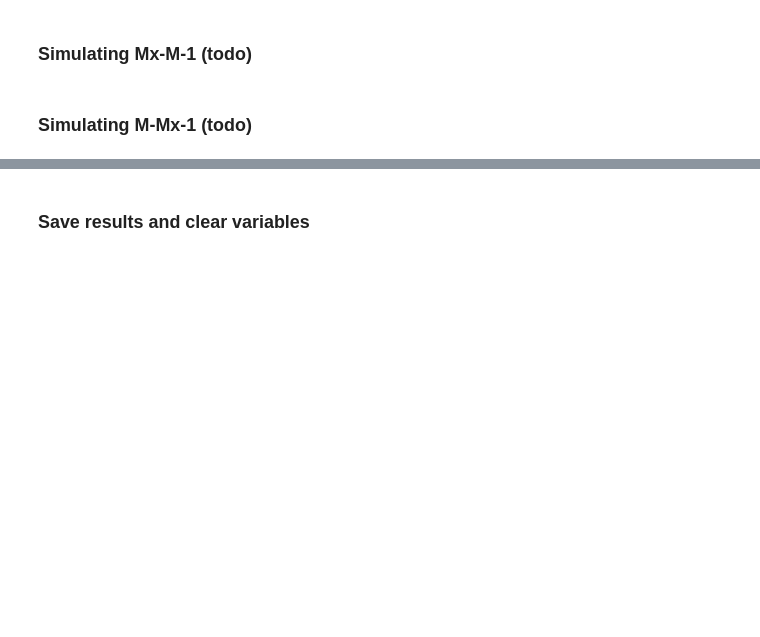
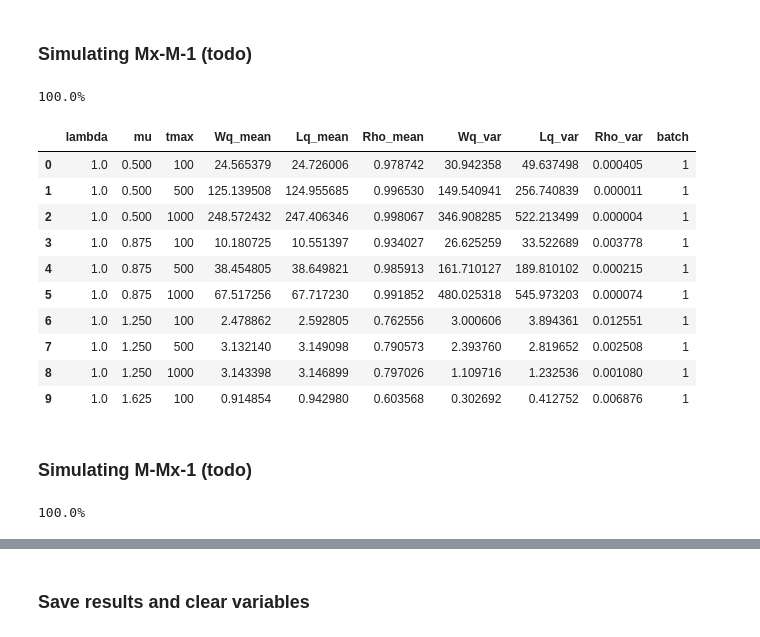
Before and after one commit to eriky-tn/CREEM_GGc_Simulation, a Jupyter notebook: exp_ggc.ipynb, the cells around one changed output, grey strips where cells are left out. Cells and saved outputs as stored; diff of their text form; code cells hidden in the pictures; blank space fills up the shorter version.

```diff
--- a/exp_ggc.ipynb
+++ b/exp_ggc.ipynb
@@ -233,0 +252,34 @@ sim_MM1.head(10)
+# %%
+sim_MxM1 = pd.DataFrame()
+
+for batch in arr_batchs:
+    sim = tab_mc_queue(
+        lambdas = lambdas,
+        mus = mus,
+        tmaxs = tmaxs,
+        farr = lambda lmbda: lambda: np.random.exponential(1/lmbda),
+        fdep = lambda mu: lambda: np.random.exponential(1/mu),
+        nserv = 1,
+        farr_batch = lambda: batch,
+        fdep_batch = lambda: 1,
+        rep_mc = rep_mc,
+    )
+
+    sim["batch"] = batch
+    sim_MxM1 = pd.concat([sim_MxM1, sim], ignore_index=True)
+# %% [output]
+100.0%
+# %%
+sim_MxM1.head(10)
+# %% [output]
+|  | lambda | mu | tmax | Wq_mean | Lq_mean | Rho_mean | Wq_var | Lq_var | Rho_var | batch |
+| 0 | 1.0 | 0.500 | 100 | 24.565379 | 24.726006 | 0.978742 | 30.942358 | 49.637498 | 0.000405 | 1 |
+| 1 | 1.0 | 0.500 | 500 | 125.139508 | 124.955685 | 0.996530 | 149.540941 | 256.740839 | 0.000011 | 1 |
+| 2 | 1.0 | 0.500 | 1000 | 248.572432 | 247.406346 | 0.998067 | 346.908285 | 522.213499 | 0.000004 | 1 |
+| 3 | 1.0 | 0.875 | 100 | 10.180725 | 10.551397 | 0.934027 | 26.625259 | 33.522689 | 0.003778 | 1 |
+| 4 | 1.0 | 0.875 | 500 | 38.454805 | 38.649821 | 0.985913 | 161.710127 | 189.810102 | 0.000215 | 1 |
+| 5 | 1.0 | 0.875 | 1000 | 67.517256 | 67.717230 | 0.991852 | 480.025318 | 545.973203 | 0.000074 | 1 |
+| 6 | 1.0 | 1.250 | 100 | 2.478862 | 2.592805 | 0.762556 | 3.000606 | 3.894361 | 0.012551 | 1 |
+| 7 | 1.0 | 1.250 | 500 | 3.132140 | 3.149098 | 0.790573 | 2.393760 | 2.819652 | 0.002508 | 1 |
+| 8 | 1.0 | 1.250 | 1000 | 3.143398 | 3.146899 | 0.797026 | 1.109716 | 1.232536 | 0.001080 | 1 |
+| 9 | 1.0 | 1.625 | 100 | 0.914854 | 0.942980 | 0.603568 | 0.302692 | 0.412752 | 0.006876 | 1 |
@@ -234,2 +288,19 @@ sim_MM1.head(10)
 # %% [markdown]
 ### Simulating M-Mx-1  (todo)
+# %%
+sim_MMx1 = pd.DataFrame()
+
+for batch in dep_batchs:
+sim = tab_mc_queue(
+    lambdas = lambdas,
+    mus = mus,
+    tmaxs = tmaxs,
+    farr = lambda lmbda: lambda: np.random.exponential(1/lmbda), # so we have a function for each lambda
+    fdep = lambda mu: lambda: np.random.exponential(1/mu),
+    nserv = 1,
+    farr_batch = lambda: 1,
+    fdep_batch = lambda: dep_batch,
+    rep_mc = rep_mc,
+)
+# %% [output]
+100.0%
```
Also changed, not shown: parts of 21 cells of this notebook, 1 other file.
